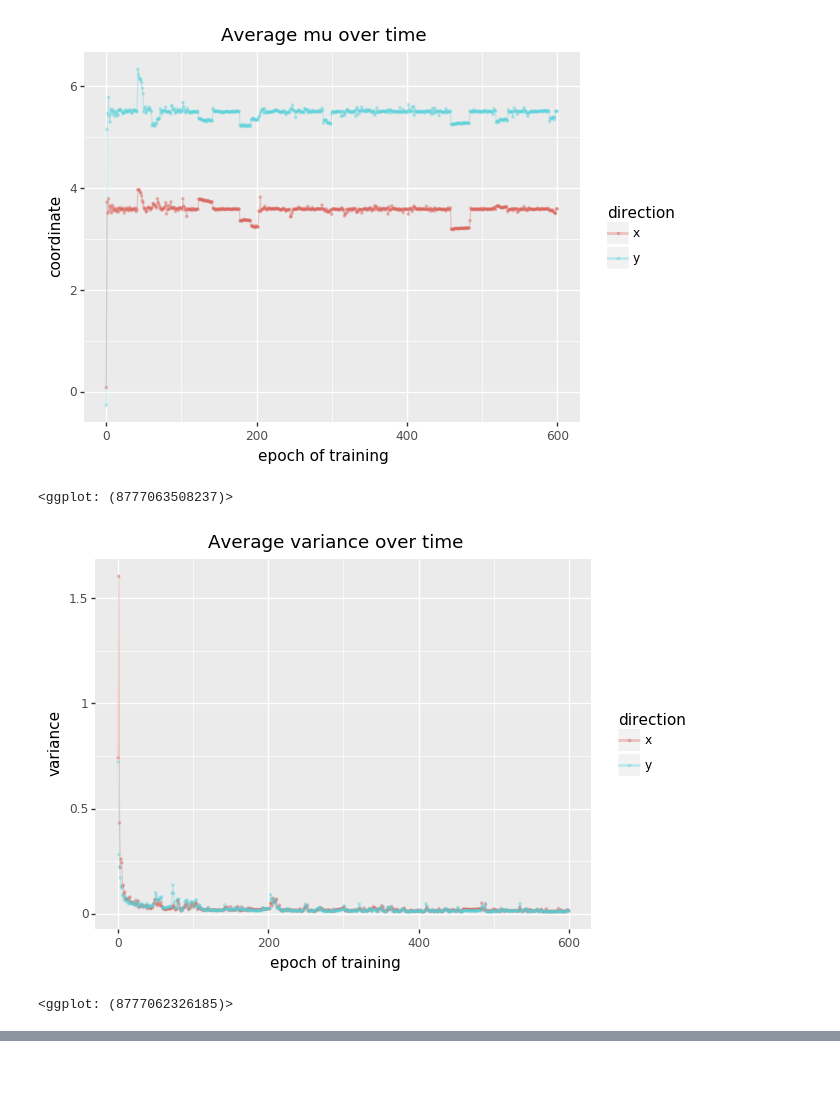
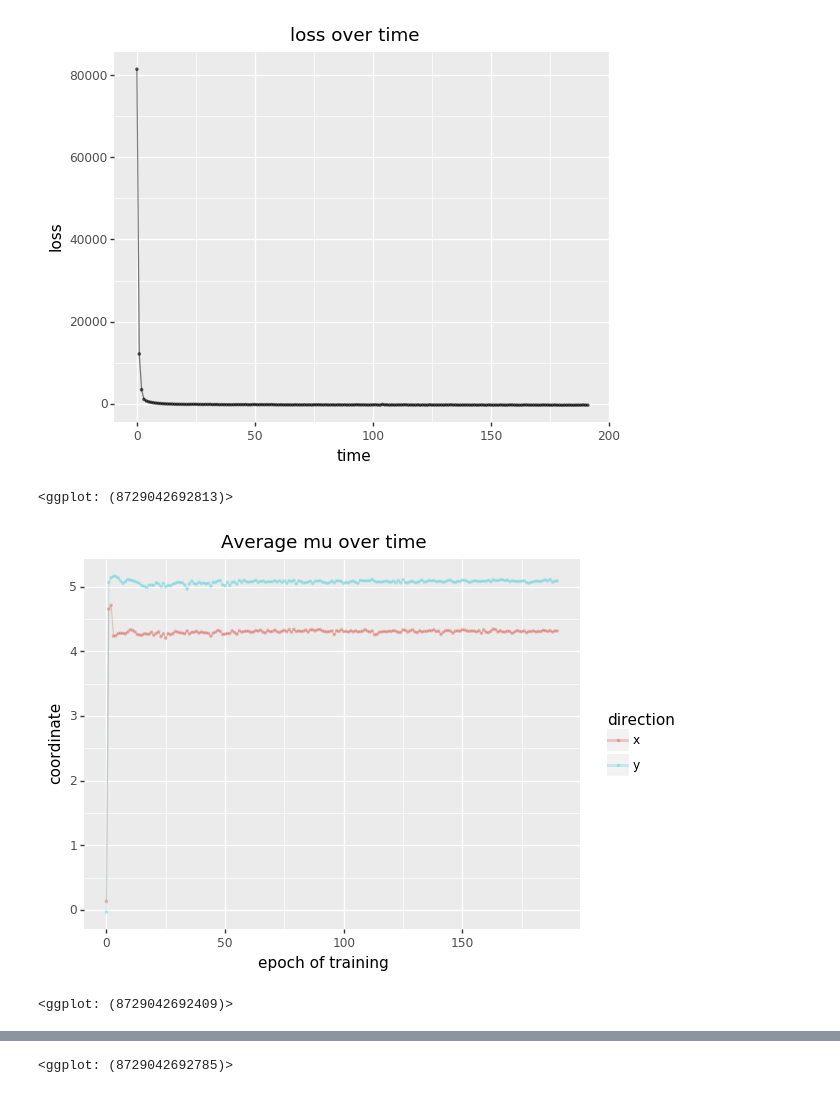
Before and after one commit to tepzhang/plinko_nn, a Jupyter notebook: scripts/train_gru_jinxiao.ipynb, the cells around one changed output, grey strips where cells are left out. Drawn from its saved outputs; the diff is of its cells as text; code cells hidden in the pictures.

Commit message:
plot full simulation

```diff
--- a/scripts/train_gru_jinxiao.ipynb
+++ b/scripts/train_gru_jinxiao.ipynb
@@ -125,5 +171,10 @@ torch.save(losses, 'losses.pt')
 # %%
 mu_overtime = torch.load('mu_overtime.pt')
 sigma_overtime = torch.load('sigma_overtime.pt')
-# target_overtime = torch.load('target_overtime.pt')
-# losses = torch.load('losses.pt')
+target_overtime = torch.load('target_overtime.pt')
+losses = torch.load('losses.pt')
+
+
+# model = TheModelClass(*args, **kwargs)
+model.load_state_dict(torch.load('gru.model'))
+model.eval()
@@ -130,10 +201,10 @@ sigma_overtime = torch.load('sigma_overtime.pt')
 # %%
 # print(losses)
-# plinko_plot.plot_losses(losses)
+plinko_plot.plot_losses(losses)
 plinko_plot.plot_mu_over_time(mu_overtime)
 plinko_plot.plot_variance_over_time(sigma_overtime)
 # %% [output]
-[figure, old version]
+[figure, new version]
-<ggplot: (8777063508237)>
+<ggplot: (8729042692813)>
-[figure, old version]
+[figure, new version]
-<ggplot: (8777062326185)>
+<ggplot: (8729042692409)>
@@ -139,0 +212 @@ plinko_plot.plot_variance_over_time(sigma_overtime)
+<ggplot: (8729042692785)>
```
Also changed, not shown: parts of 11 cells of this notebook.
